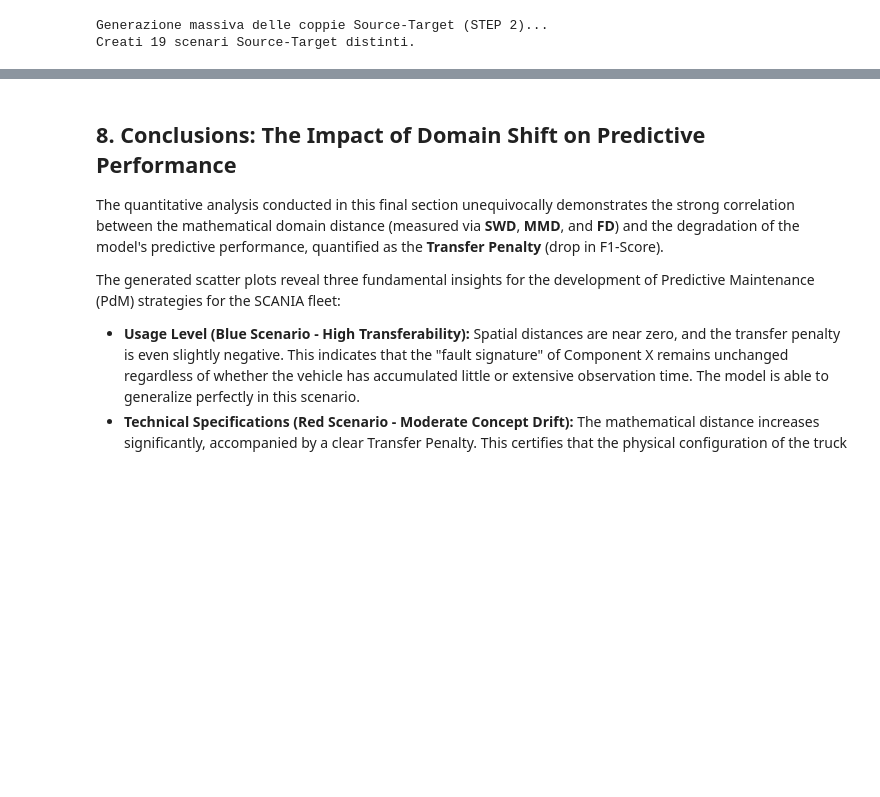
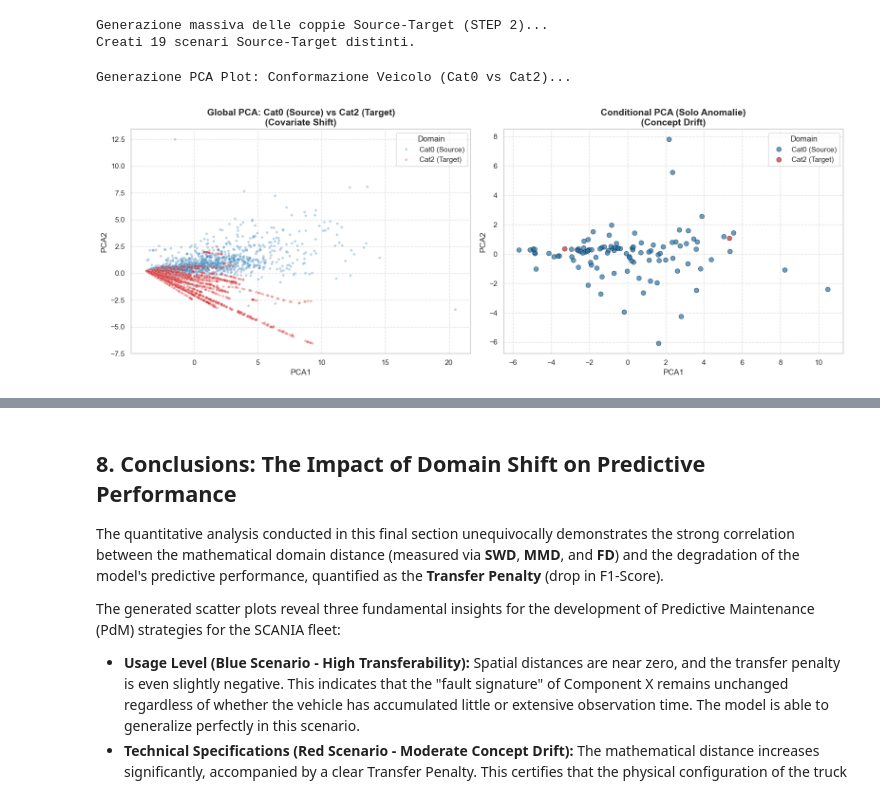
Before and after one commit to lollogiro/ai4i-transfer-learning-synthetic, a Jupyter notebook: stage2-transfer_learning/scania.ipynb, the cells around one changed output, grey strips where cells are left out. Saved outputs shown, nothing was run; the diff lists cells and outputs as text; code cells hidden in the pictures; blank space fills up the shorter version.

```diff
--- a/stage2-transfer_learning/scania.ipynb
+++ b/stage2-transfer_learning/scania.ipynb
@@ -137,3 +152,82 @@ Creati 19 scenari Source-Target distinti.
+# %%
+from sklearn.decomposition import PCA
+import matplotlib.pyplot as plt
+import seaborn as sns
+import pandas as pd
+from sklearn.preprocessing import StandardScaler
+
+def explore_domains_pca_scania(source_df, target_df, source_name, target_name, features, target_col='in_study_repair', sample_size=5000):
+    """
+    Esegue la PCA Globale e Condizionata per visualizzare Covariate Shift e Concept Drift.
+    """
+    # 1. SETUP & SCALING GLOBALE
+    n_samples = min(sample_size, len(source_df), len(target_df))
+    src_sample = source_df.sample(n_samples, random_state=42).copy()
+    tgt_sample = target_df.sample(n_samples, random_state=42).copy()
+
+    src_sample['Domain'] = source_name
+    tgt_sample['Domain'] = target_name
+    combined_df = pd.concat([src_sample, tgt_sample])
+
+    scaler = StandardScaler()
+    X_scaled = scaler.fit_transform(combined_df[features])
+
+    pca = PCA(n_components=2, random_state=42)
+    pca_result = pca.fit_transform(X_scaled)
+    combined_df['PCA1'] = pca_result[:, 0]
+    combined_df['PCA2'] = pca_result[:, 1]
+
+    fig, axes = plt.subplots(1, 2, figsize=(16, 6))
+
+    # VISUAL 1: Global PCA (Tutti i dati, sani e guasti)
+    sns.scatterplot(
+        x='PCA1', y='PCA2', hue='Domain', data=combined_df,
+        alpha=0.3, s=15, ax=axes[0], palette=['#1f77b4', '#d62728']
+    )
+    axes[0].set_title(f'Global PCA: {source_name} vs {target_name}\n(Covariate Shift)', fontweight='bold', fontsize=14)
+    axes[0].grid(True, linestyle='--', alpha=0.6)
+
+    # VISUAL 2: Conditional PCA (SOLO le anomalie)
+    src_anomalies = source_df[source_df[target_col] == 1].copy()
+    tgt_anomalies = target_df[target_df[target_col] == 1].copy()
+    n_anom_samples = min(sample_size, len(src_anomalies), len(tgt_anomalies))
+
+    if n_anom_samples > 5:
+        src_anom_vals = sample_by_vehicle(src_anomalies, n_anom_samples, features, seed=42)
+        tgt_anom_vals = sample_by_vehicle(tgt_anomalies, n_anom_samples, features, seed=42)
+
+        combined_anomalies = pd.DataFrame(
+            np.vstack([src_anom_vals, tgt_anom_vals]), columns=features
+        )
+        combined_anomalies['Domain'] = [source_name]*len(src_anom_vals) + [target_name]*len(tgt_anom_vals)
+
+        X_anom_scaled = StandardScaler().fit_transform(combined_anomalies[features])
+        pca_anom_result = PCA(n_components=2, random_state=42).fit_transform(X_anom_scaled)
+        combined_anomalies['PCA1'], combined_anomalies['PCA2'] = pca_anom_result[:, 0], pca_anom_result[:, 1]
+
+
+        sns.scatterplot(
+            x='PCA1', y='PCA2', hue='Domain', data=combined_anomalies,
+            alpha=0.7, s=50, ax=axes[1], palette=['#1f77b4', '#d62728'], edgecolor='black'
+        )
+        axes[1].set_title(f'Conditional PCA (Solo Anomalie)\n(Concept Drift)', fontweight='bold', fontsize=14)
+        axes[1].grid(True, linestyle='--', alpha=0.6)
+    else:
+        axes[1].text(0.5, 0.5, 'Anomalie insufficienti per la PCA', ha='center', va='center')
+
+    plt.tight_layout()
+    plt.show()
+
+# ESECUZIONE SULLO SCENARIO ESTREMO (Cat0 vs Cat2)
+print("Generazione PCA Plot: Conformazione Veicolo (Cat0 vs Cat2)...")
+cat_col = df_full.select_dtypes(include=['object']).columns[0]
+source_pca = df_full[df_full[cat_col] == 'Cat0']
+target_pca = df_full[df_full[cat_col] == 'Cat2']
+
+explore_domains_pca_scania(source_pca, target_pca, 'Cat0 (Source)', 'Cat2 (Target)', final_features)
+# %% [output]
+Generazione PCA Plot: Conformazione Veicolo (Cat0 vs Cat2)...
+[figure, added]
 # %%
 from sklearn.model_selection import GroupShuffleSplit
 from tqdm import tqdm
```
Also changed, not shown: parts of 5 cells of this notebook.
